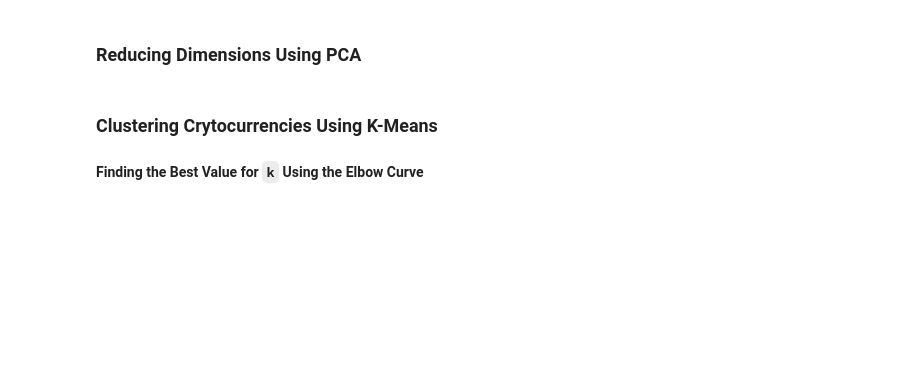
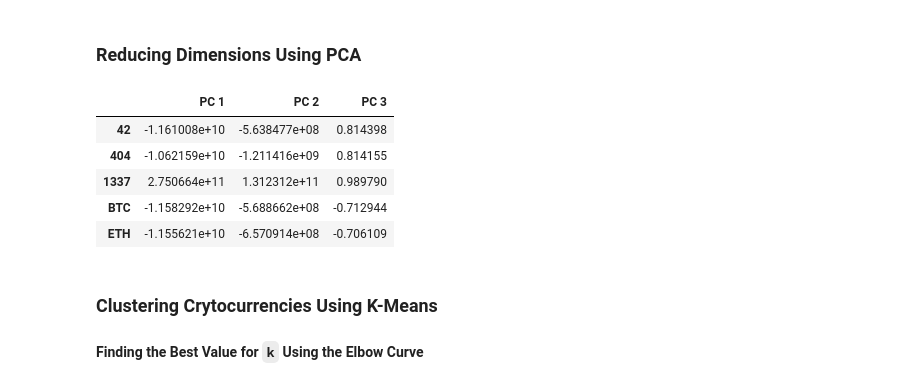
Before and after one commit to GuilleMGN/AWSCloud, a Jupyter notebook: crypto_clustering.ipynb, the cells around one changed output. Cells and saved outputs as stored; diff of their text form; code cells hidden in the pictures; blank space fills up the shorter version.

```diff
--- a/crypto_clustering.ipynb
+++ b/crypto_clustering.ipynb
@@ -167,5 +197,14 @@ See the caveats in the documentation: https://pandas.pydata.org/pandas-docs/stab
 # %%
 # Create a DataFrame with the principal components data
+pca_df = pd.DataFrame(data = crypto_pca, columns=["PC 1", "PC 2", "PC 3"], index = X.index)
+pca_df.head()
+# %% [output]
+|  | PC 1 | PC 2 | PC 3 |
+| 42 | -1.161008e+10 | -5.638477e+08 | 0.814398 |
+| 404 | -1.062159e+10 | -1.211416e+09 | 0.814155 |
+| 1337 | 2.750664e+11 | 1.312312e+11 | 0.989790 |
+| BTC | -1.158292e+10 | -5.688662e+08 | -0.712944 |
+| ETH | -1.155621e+10 | -6.570914e+08 | -0.706109 |
 # %% [markdown]
 ### Clustering Crytocurrencies Using K-Means
 
```
Also changed, not shown: parts of 5 cells of this notebook.
